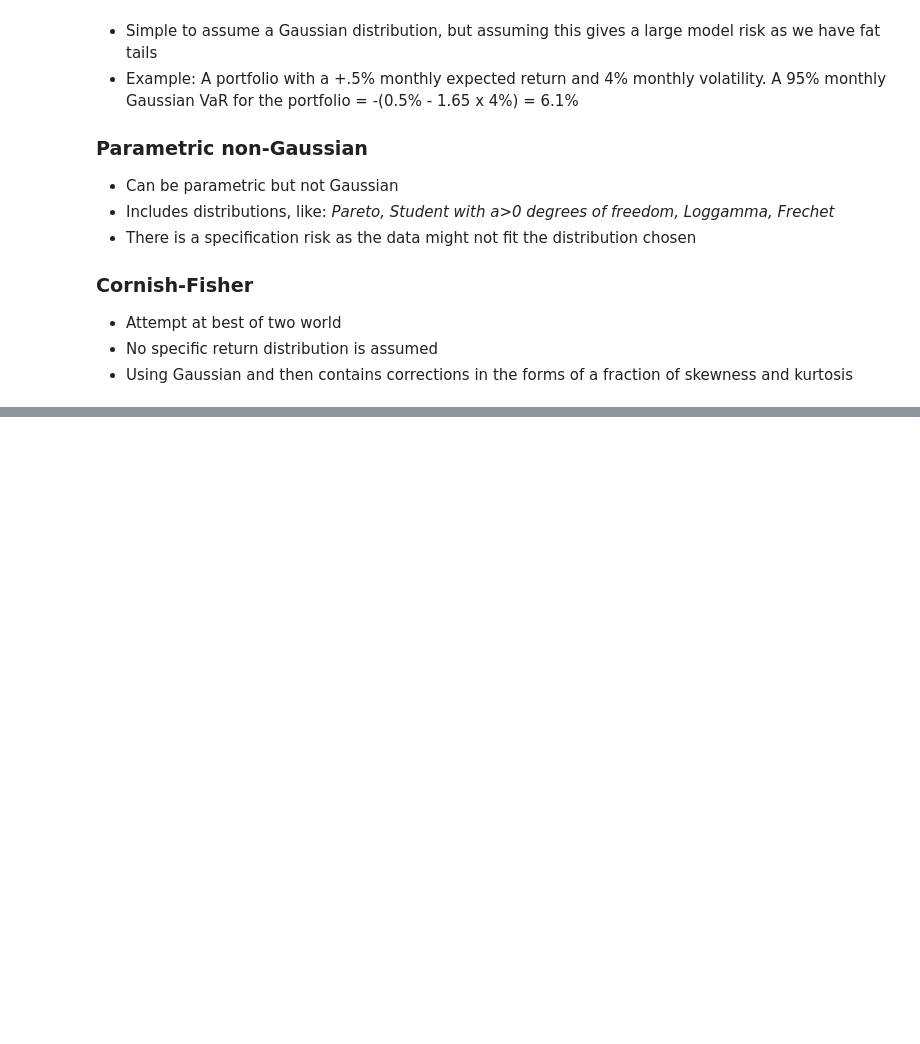
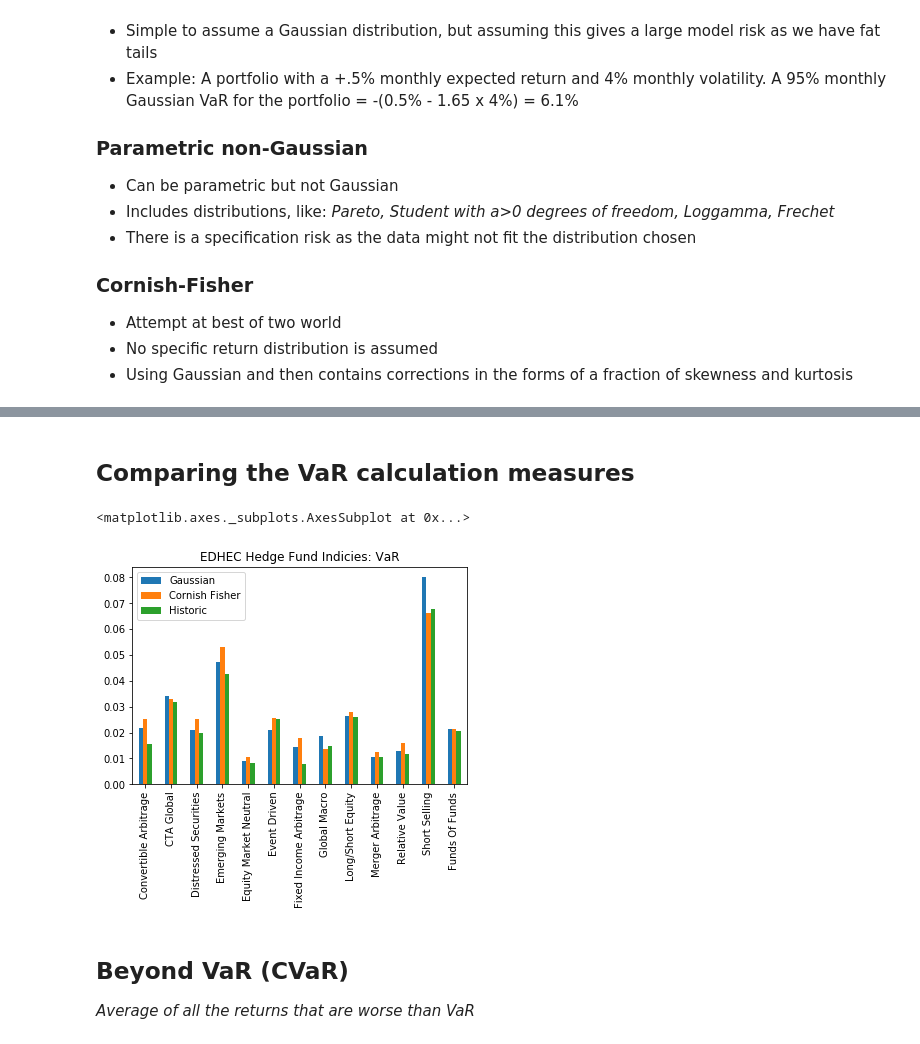
Before and after one commit to hoestlund/investment_management, a Jupyter notebook: 1/107_improved_downside_risk_measurements.ipynb, the cells around one changed output, grey strips where cells are left out. Saved outputs shown, nothing was run; the diff lists cells and outputs as text; code cells hidden in the pictures; blank space fills up the shorter version.

Commit message:
Downside risk calculation with semideviation, VaR, and CVaR

```diff
--- a/1/107_improved_downside_risk_measurements.ipynb
+++ b/1/107_improved_downside_risk_measurements.ipynb
@@ -30,0 +40,2 @@ _There are 4 standard methodologies for calculating VaR_:
+# %%
+hfi = risk.get_hfi_returns()
@@ -30,0 +200,13 @@ _There are 4 standard methodologies for calculating VaR_:
+# %% [markdown]
+## Comparing the VaR calculation measures
+# %%
+var_list = [risk.var_gaussian(hfi), risk.var_cornish_fisher(hfi), risk.var_historic(hfi)]
+comparison = pd.concat(var_list, axis=1)
+comparison.columns = ['Gaussian', 'Cornish Fisher', 'Historic']
+comparison.plot.bar(title='EDHEC Hedge Fund Indicies: VaR')
+# %% [output]
+<matplotlib.axes._subplots.AxesSubplot at 0x...>
+[figure, added]
+# %% [markdown]
+## Beyond VaR (CVaR)
+_Average of all the returns that are worse than VaR_
```
Also changed, not shown: parts of 20 cells of this notebook, 1 other file.
